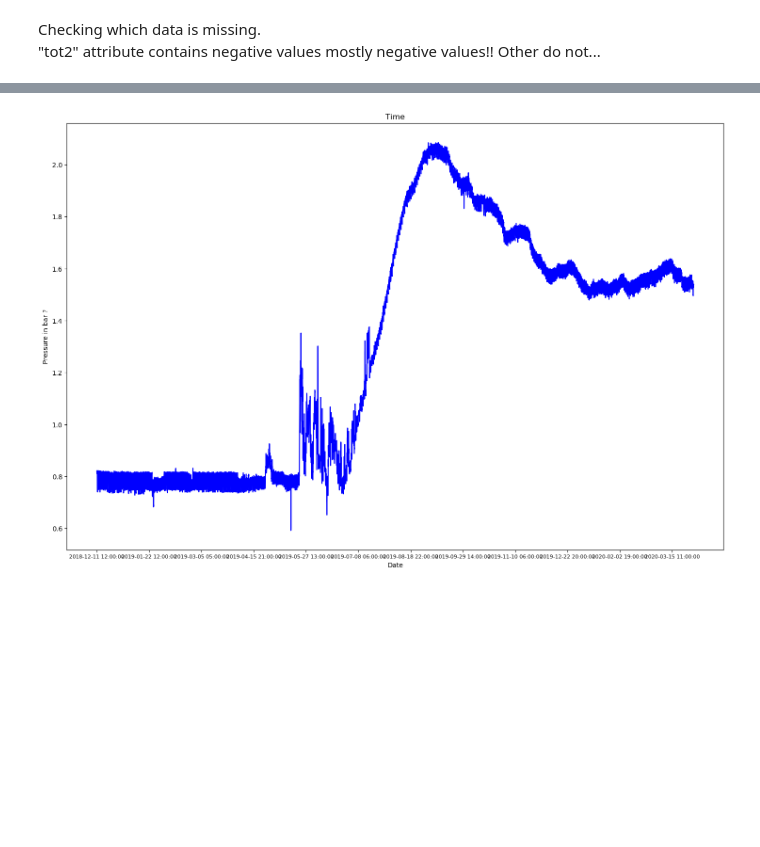
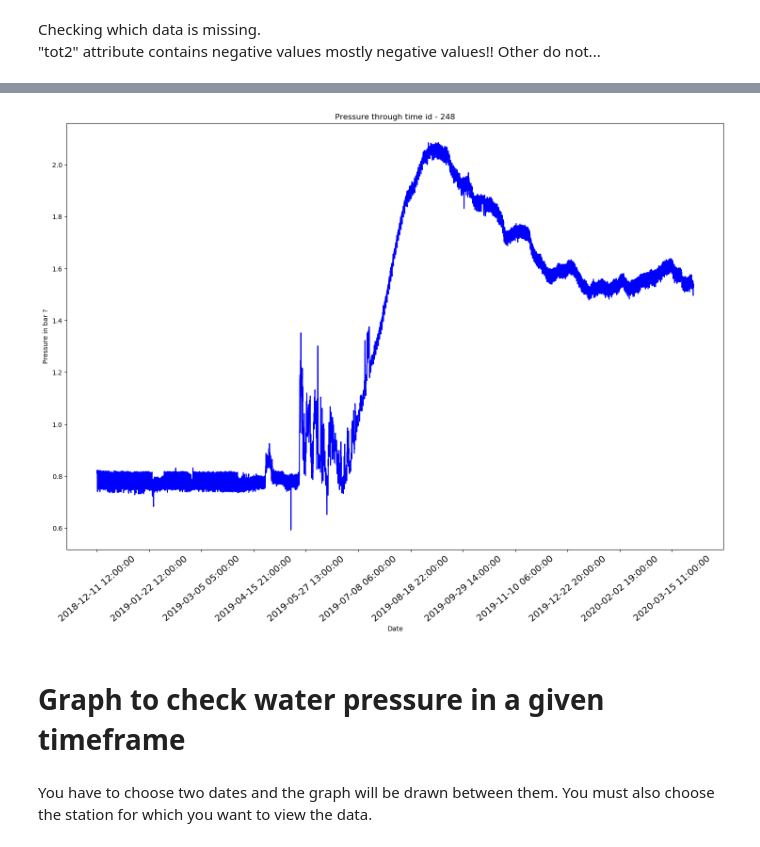
Before and after one commit to Zan-23/IJS_water_loss, a Jupyter notebook: notebooks/Intial data analysis.ipynb, the cells around one changed output, grey strips where cells are left out. Drawn from its saved outputs; the diff is of its cells as text; code cells hidden in the pictures; blank space fills up the shorter version.

```diff
--- a/notebooks/Intial data analysis.ipynb
+++ b/notebooks/Intial data analysis.ipynb
@@ -178,9 +182,9 @@ plt.plot(timestamp_data_249, y_axis_data_249, color="red")
 
 plt.ylabel('Pressure in bar ?')
 plt.xlabel('Date')
-plt.xticks([i for i in range(0,len(y_axis_data), 1000)])
-plt.rc('xtick',labelsize=8)
-plt.title('Time')
+plt.xticks([i for i in range(0,len(y_axis_data), 1000)], rotation=40)
+plt.rc('xtick',labelsize=14)
+plt.title('Pressure through time id - 249')
 # plt.savefig('red_id.png')
 plt.show()
 # %% [output]
@@ -188,13 +192,17 @@ plt.show()
 # %%
 fig = plt.figure(figsize=(18, 12), dpi= 100, facecolor='w')
 plt.plot(timestamp_data_248, y_axis_data_248, color="blue")
 
 plt.ylabel('Pressure in bar ?')
 plt.xlabel('Date')
-plt.xticks([i for i in range(0,len(y_axis_data), 1000)])
-plt.rc('xtick',labelsize=8)
-plt.title('Time')
+plt.xticks([i for i in range(0,len(y_axis_data), 1000)], rotation=40)
+plt.rc('xtick',labelsize=14)
+plt.title('Pressure through time id - 248')
 # plt.savefig('blue_id.png')
 plt.show()
 # %% [output]
-[figure, old version]
+[figure, new version]
+# %% [markdown]
+# Graph to check water pressure in a given timeframe
+# %% [markdown]
+You have to choose two dates and the graph will be drawn between them. You must also choose the station for which you want to view the data.
```
Also changed, not shown: parts of 10 cells of this notebook.
